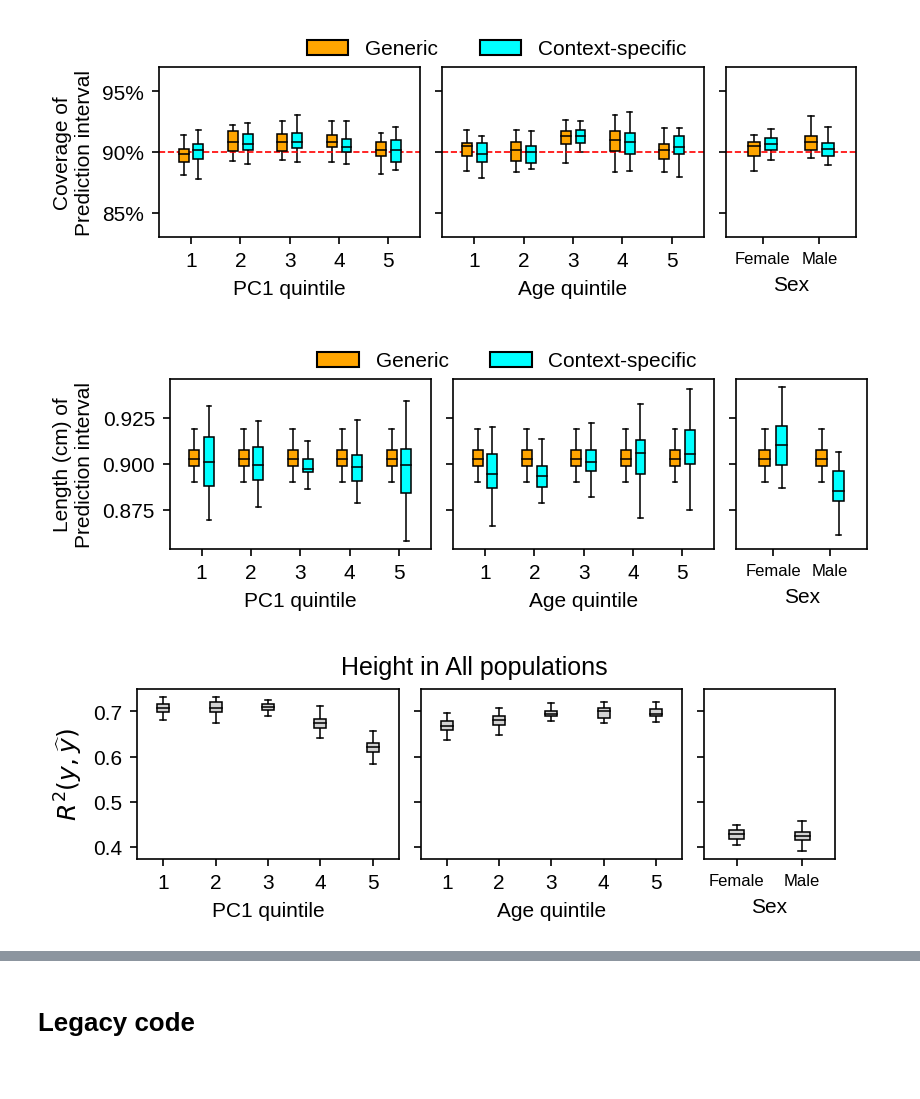
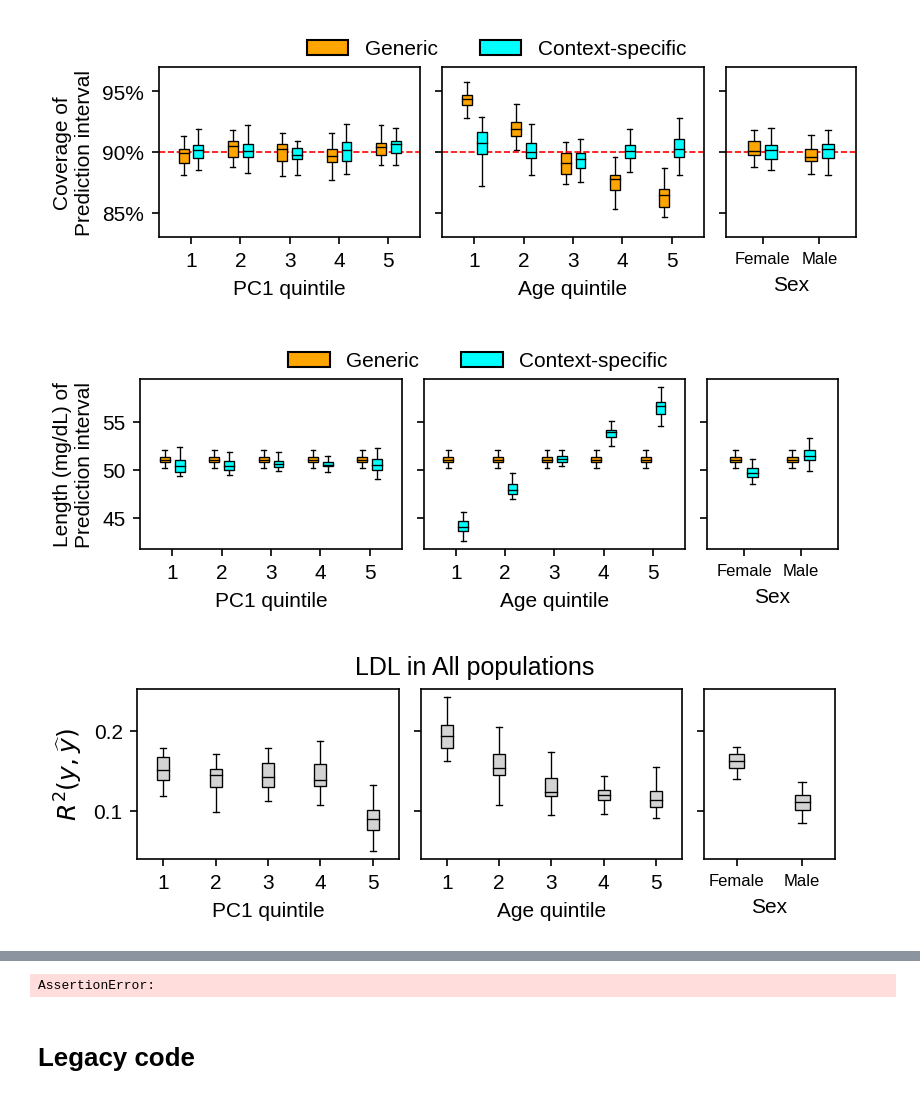
Before and after one commit to KangchengHou/calpred-manuscript, a Jupyter notebook: experiments/calibrate/03-main.ipynb, the cells around one changed output, grey strips where cells are left out. Drawn from its saved outputs; the diff is of its cells as text; code cells hidden in the pictures.

```diff
--- a/experiments/calibrate/03-main.ipynb
+++ b/experiments/calibrate/03-main.ipynb
@@ -44,7 +39,7 @@ def fix_xaxis(axes):
 def plot_wrapper(trait, group):
     trait_label = {"LDL": "LDL", "height": "Height"}[trait]
     group_label = {"white": "White British", "all": "All"}[group]
-    unit_label = {"LDL": "mmol/L", "height": "cm"}[trait]
+    unit_label = {"LDL": "mg/dL", "height": "cm"}[trait]
     r2_ylim = {"LDL": (0, 0.26), "height": (0, 0.8)}[trait]
     df1 = pd.read_csv(
         f"out/{EXPERIMENT_PREFIX}/summary/{trait}-{group}.mean.tsv",
@@ -98,7 +93,7 @@ def plot_wrapper(trait, group):
     fig_r2.suptitle(f"{trait_label} in {group_label} populations", y=1.03)
     return fig_r2, fig_coverage, fig_length
 # %%
-for trait in ["height", "LDL"]:
+for trait in ["LDL"]:
     for group in ["white", "all"]:
         fig_r2, fig_coverage, fig_length = plot_wrapper(trait=trait, group=group)
         for fig, name in zip(
@@ -111,3 +106,3 @@ for trait in ["height", "LDL"]:
-[figure, old version]
+[figure, new version]
-[figure, old version]
+[figure, new version]
-[figure, old version]
+[figure, new version]
@@ -122,3 +111,7 @@ for trait in ["height", "LDL"]:
+# %%
+assert False
+# %% [output]
+AssertionError:
 # %% [markdown]
 # Legacy code
 # %%
```
Also changed, not shown: parts of 4 cells of this notebook, 19 other files.
